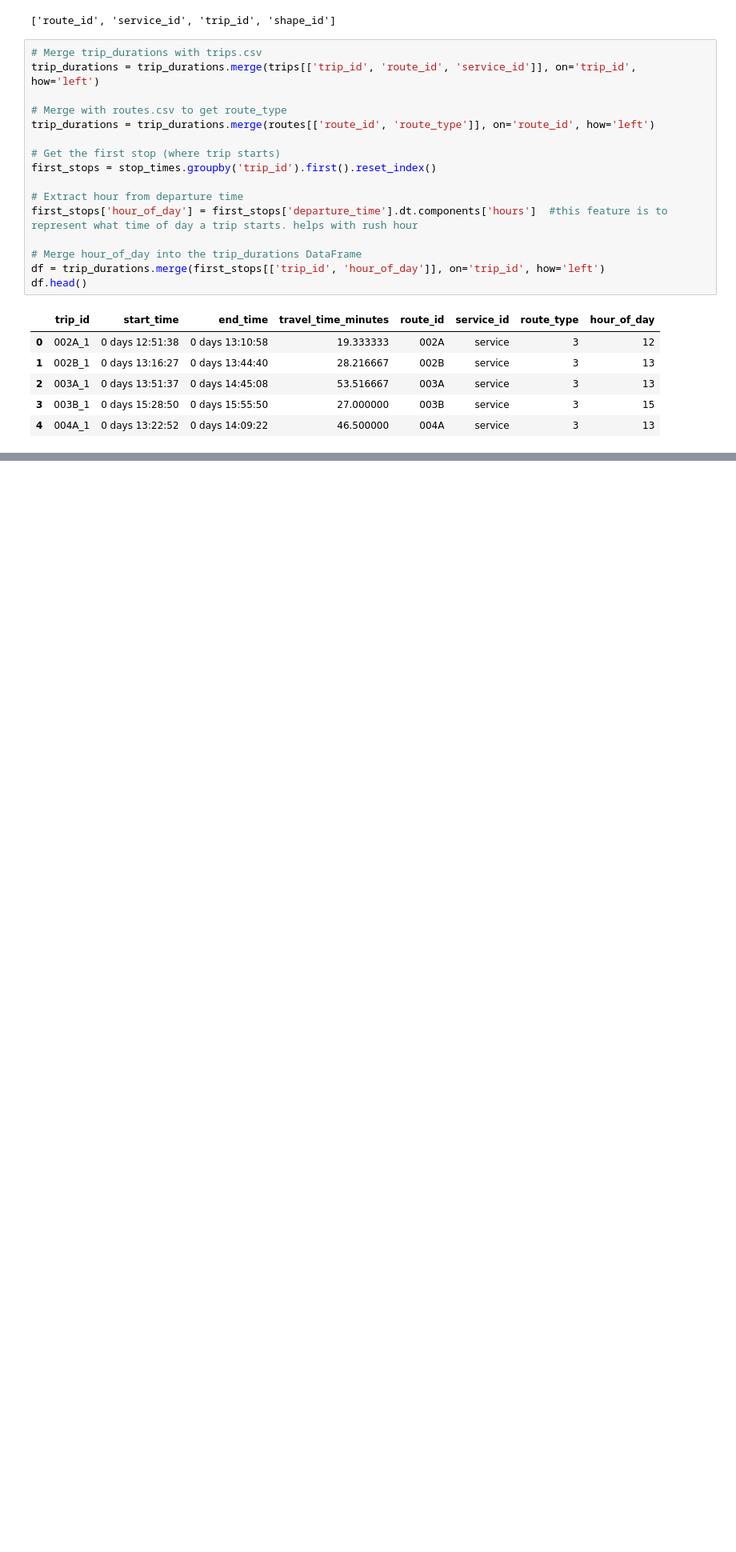
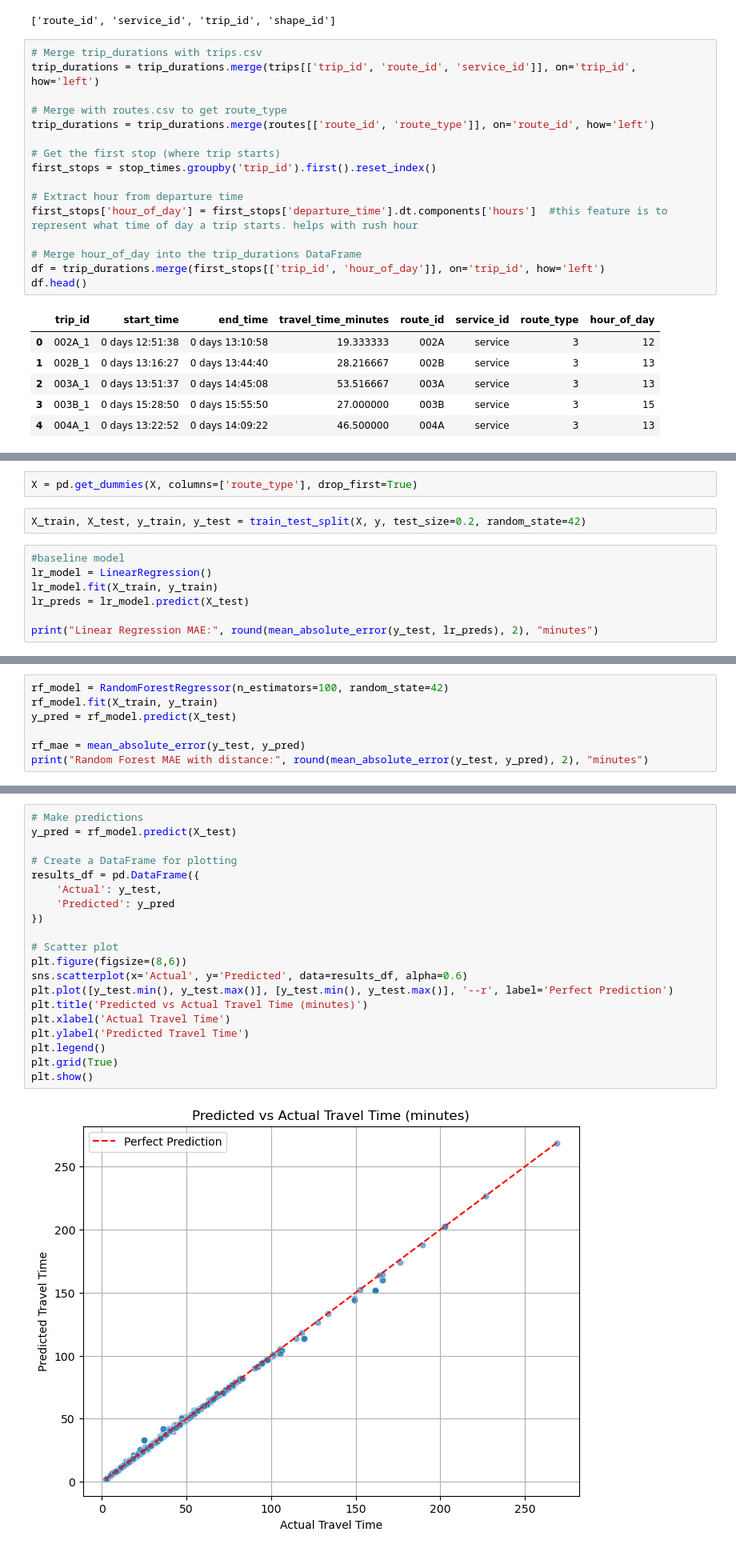
Before and after one commit to adobea-dev/umpire, a Jupyter notebook: Travel time prediction.ipynb, the cells around one changed output, grey strips where cells are left out. Shown at 80% size. Cells and saved outputs as stored; diff of their text form; blank space fills up the shorter version.

Commit message:
xgboost and random forest model

```diff
--- a/Travel time prediction.ipynb
+++ b/Travel time prediction.ipynb
@@ -90,0 +209,11 @@ dtype: int64
+# %%
+X = pd.get_dummies(X, columns=['route_type'], drop_first=True)
+# %%
+X_train, X_test, y_train, y_test = train_test_split(X, y, test_size=0.2, random_state=42)
+# %%
+#baseline model
+lr_model = LinearRegression()
+lr_model.fit(X_train, y_train)
+lr_preds = lr_model.predict(X_test)
+
+print("Linear Regression MAE:", round(mean_absolute_error(y_test, lr_preds), 2), "minutes")
@@ -90,0 +222,7 @@ dtype: int64
+# %%
+rf_model = RandomForestRegressor(n_estimators=100, random_state=42)
+rf_model.fit(X_train, y_train)
+y_pred = rf_model.predict(X_test)
+
+rf_mae = mean_absolute_error(y_test, y_pred)
+print("Random Forest MAE with distance:", round(mean_absolute_error(y_test, y_pred), 2), "minutes")
@@ -90,0 +231,22 @@ dtype: int64
+# %%
+# Make predictions
+y_pred = rf_model.predict(X_test)
+
+# Create a DataFrame for plotting
+results_df = pd.DataFrame({
+    'Actual': y_test,
+    'Predicted': y_pred
+})
+
+# Scatter plot
+plt.figure(figsize=(8,6))
+sns.scatterplot(x='Actual', y='Predicted', data=results_df, alpha=0.6)
+plt.plot([y_test.min(), y_test.max()], [y_test.min(), y_test.max()], '--r', label='Perfect Prediction')
+plt.title('Predicted vs Actual Travel Time (minutes)')
+plt.xlabel('Actual Travel Time')
+plt.ylabel('Predicted Travel Time')
+plt.legend()
+plt.grid(True)
+plt.show()
+# %% [output]
+[figure, added]
```
Also changed, not shown: parts of 18 cells of this notebook.
